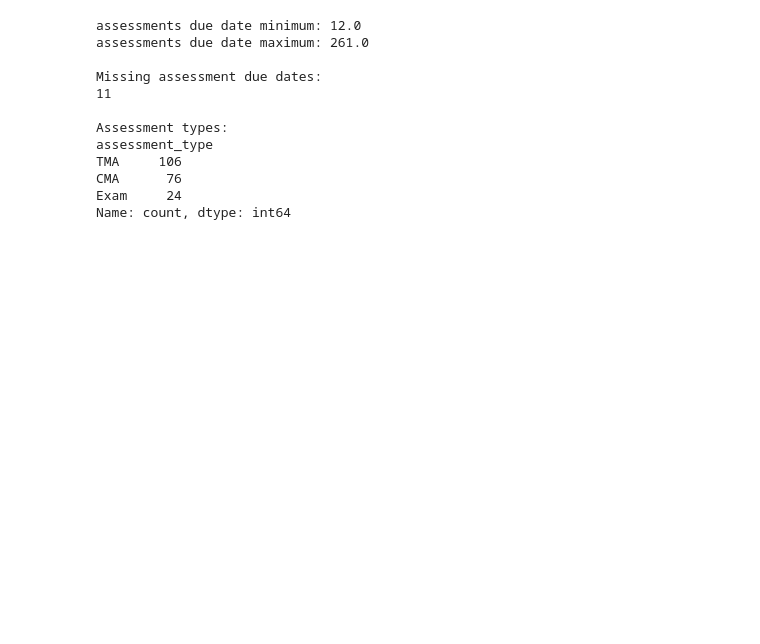
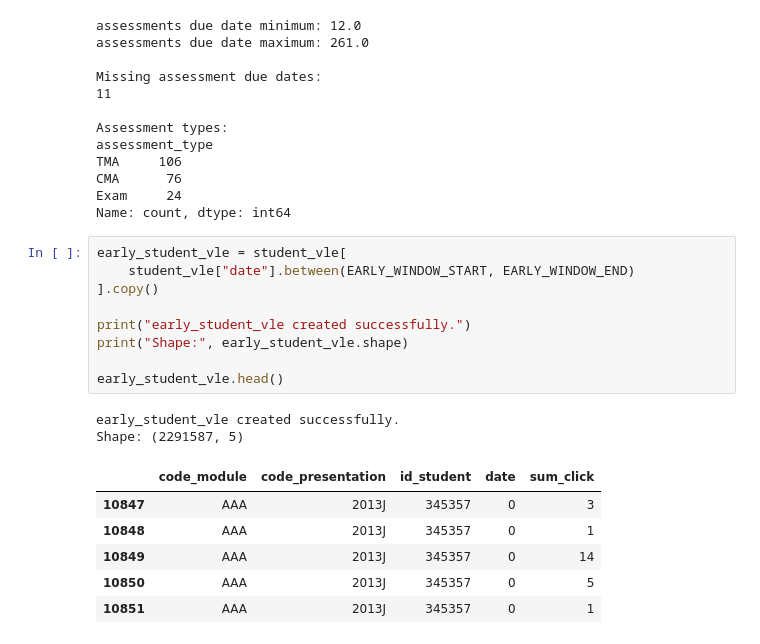
Before and after one commit to futabarentarou/potential-pathway-index, a Jupyter notebook: notebooks/02_early_behavior_features.ipynb, the cells around one changed output. Saved outputs shown, nothing was run; the diff lists cells and outputs as text; blank space fills up the shorter version.

```diff
--- a/notebooks/02_early_behavior_features.ipynb
+++ b/notebooks/02_early_behavior_features.ipynb
@@ -182,3 +182,21 @@ TMA     106
 CMA      76
 Exam     24
 Name: count, dtype: int64
+# %%
+early_student_vle = student_vle[
+    student_vle["date"].between(EARLY_WINDOW_START, EARLY_WINDOW_END)
+].copy()
+
+print("early_student_vle created successfully.")
+print("Shape:", early_student_vle.shape)
+
+early_student_vle.head()
+# %% [output]
+early_student_vle created successfully.
+Shape: (2291587, 5)
+|  | code_module | code_presentation | id_student | date | sum_click |
+| 10847 | AAA | 2013J | 345357 | 0 | 3 |
+| 10848 | AAA | 2013J | 345357 | 0 | 1 |
+| 10849 | AAA | 2013J | 345357 | 0 | 14 |
+| 10850 | AAA | 2013J | 345357 | 0 | 5 |
+| 10851 | AAA | 2013J | 345357 | 0 | 1 |
```
Also changed, not shown: parts of 7 cells of this notebook.
